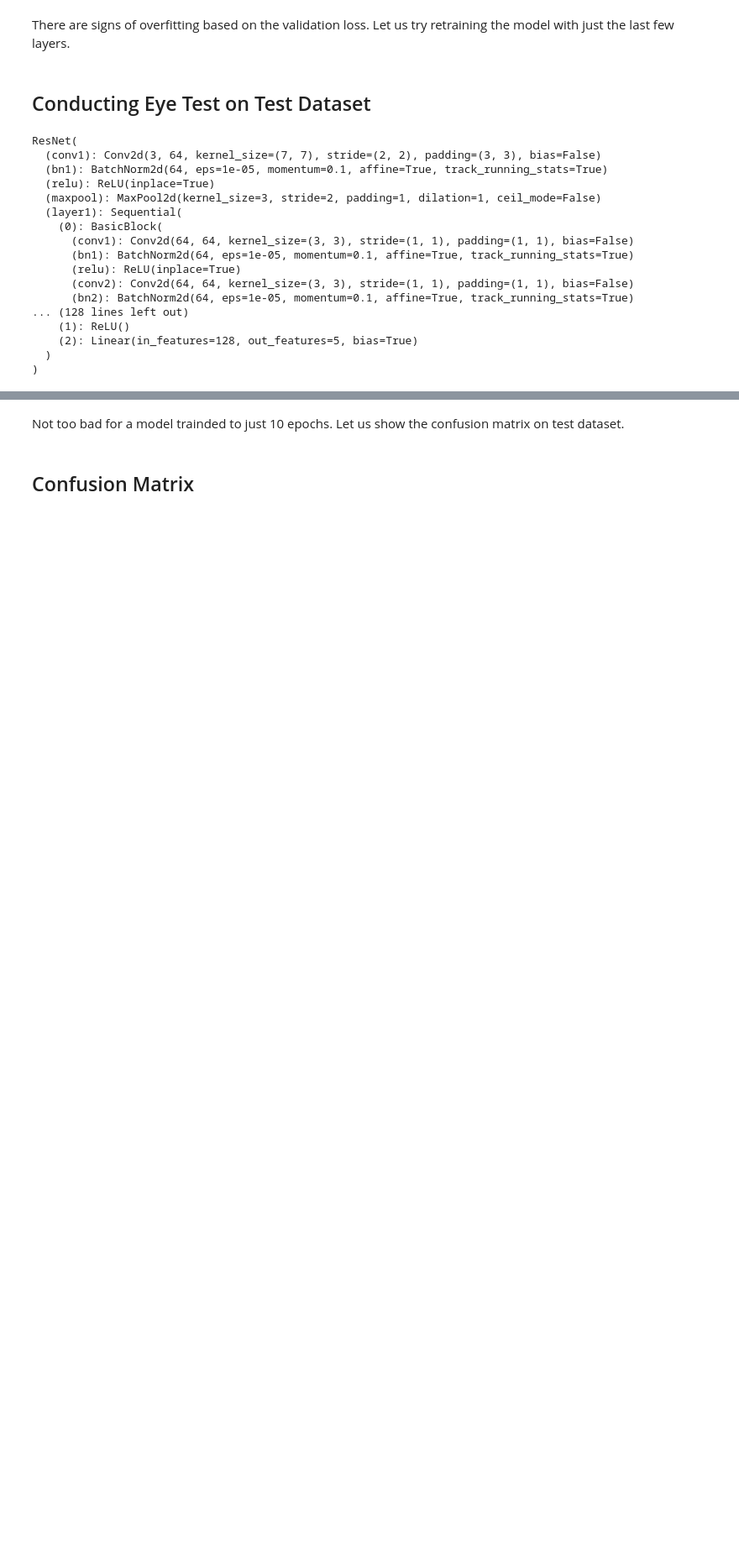
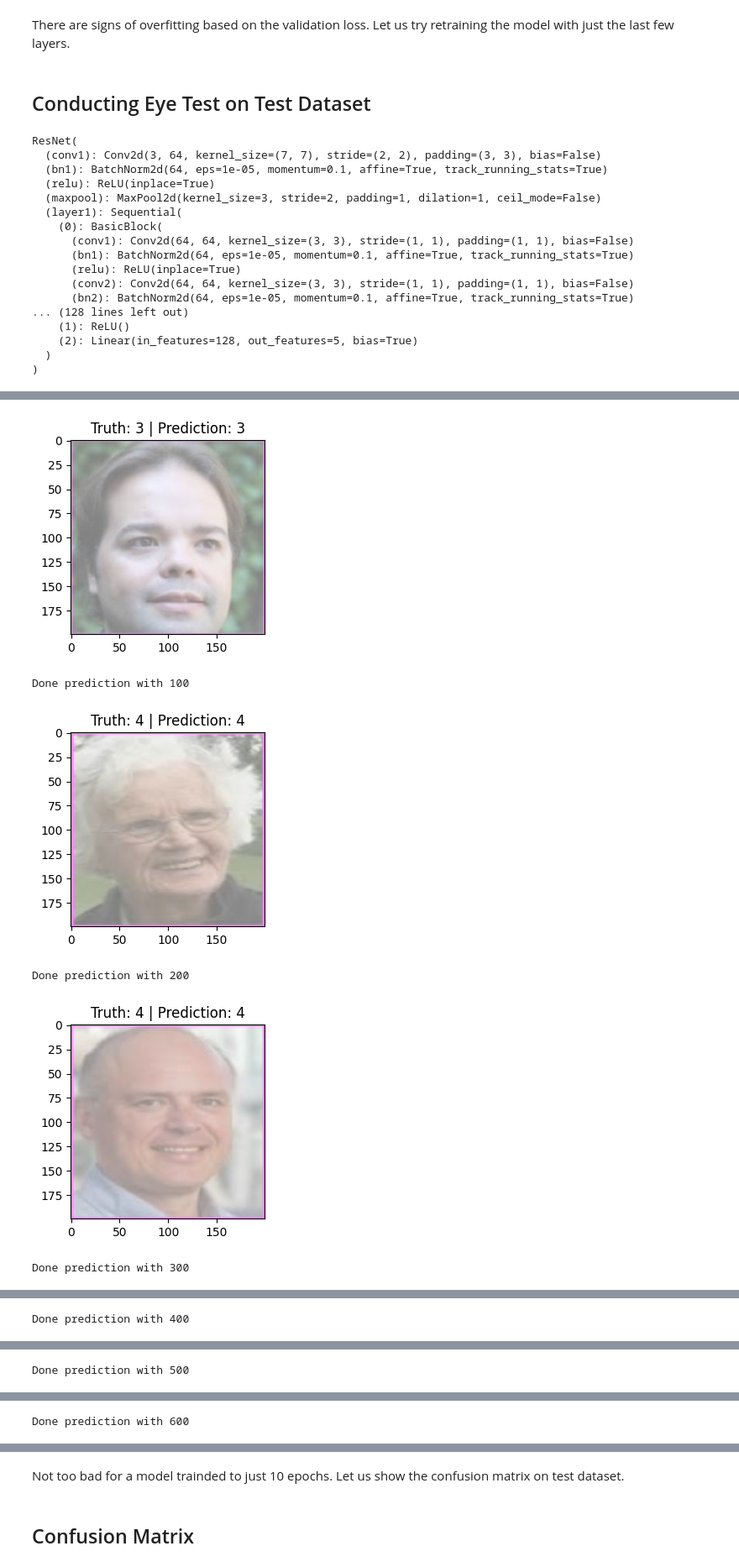
Before and after one commit to sivakornchong/fd_widerface_yolov8, a Jupyter notebook: age_classification.ipynb, the cells around one changed output, grey strips where cells are left out. Shown at 84% size. Drawn from its saved outputs; the diff is of its cells as text; code cells hidden in the pictures; blank space fills up the shorter version.

Commit message:
Done the testing module

```diff
--- a/age_classification.ipynb
+++ b/age_classification.ipynb
@@ -612,0 +608,9 @@ with torch.no_grad():  # this stops pytorch doing computational graph stuff unde
+# %%
+y, y_hat = test_model(model_resnet34, Batch_to_process, test_loader, visualize=True)
+# %% [output]
+[figure, added]
+Done prediction with 100
+[figure, added]
+Done prediction with 200
+[figure, added]
+Done prediction with 300
@@ -612,0 +618 @@ with torch.no_grad():  # this stops pytorch doing computational graph stuff unde
+Done prediction with 400
@@ -612,0 +620 @@ with torch.no_grad():  # this stops pytorch doing computational graph stuff unde
+Done prediction with 500
@@ -612,0 +622 @@ with torch.no_grad():  # this stops pytorch doing computational graph stuff unde
+Done prediction with 600
```
Also changed, not shown: parts of 10 cells of this notebook.
